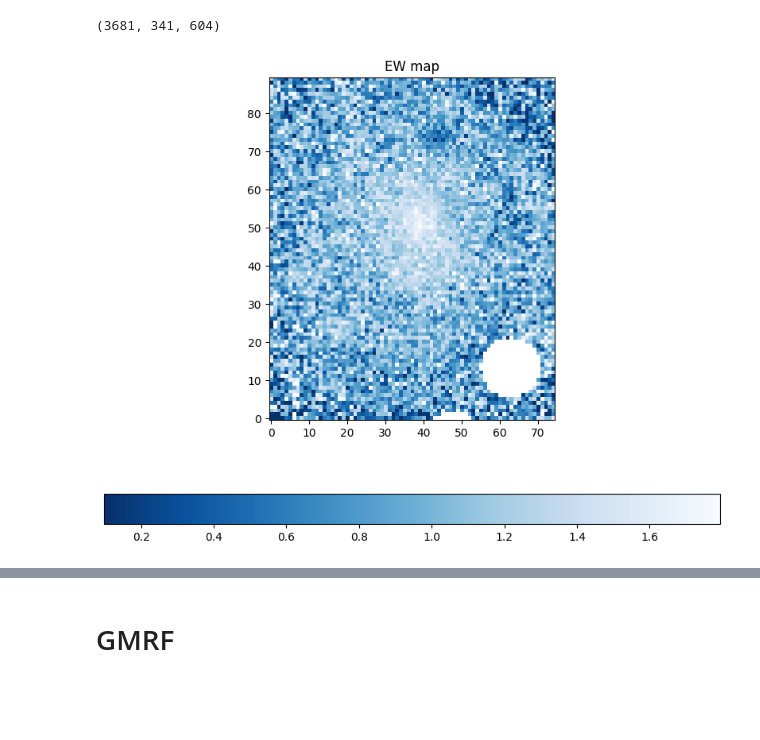
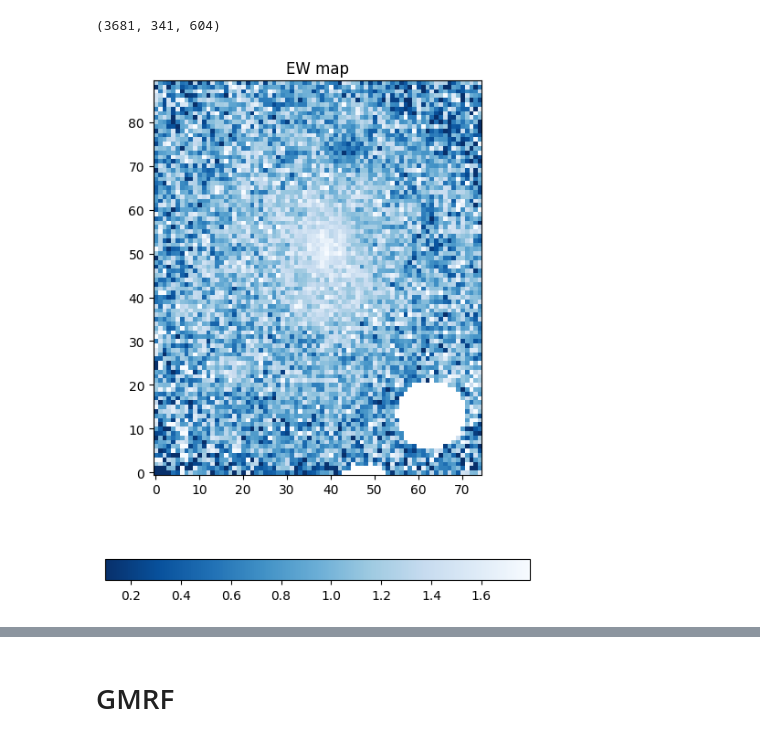
Before and after one commit to rita-png/extinction-ifs, a Jupyter notebook: host-galaxy/GPimage.ipynb, the cells around one changed output, grey strips where cells are left out. Drawn from its saved outputs; the diff is of its cells as text; code cells hidden in the pictures; blank space fills up the shorter version.

```diff
--- a/host-galaxy/GPimage.ipynb
+++ b/host-galaxy/GPimage.ipynb
@@ -42,23 +42,28 @@ wave = np.array(CRVAL + CDELT * (np.arange(NAXIS) - CRPIX))
 # %%
 ## dimensions
 nw,ny,nx = cube.shape
 
 ## For now use the average cube as input image
 #avg = np.mean(cube,axis=0)
 
 ## Use ew-map as input image
 ew_map = np.load("ew_map.npy")
+ew_err_map = np.load("ew_map_err.npy")
+halpha_map = np.load("halpha_map.npy")
+halpha_err = np.load("halpha_err.npy")
 Av_map = np.load("Av_map.npy")
-
+Av_err_map = np.load("Av_err_map.npy")
+cropped_mask = np.load("cropped_mask.npy")
 
 ## Plot the ew_map
 vmin, vmax = np.nanpercentile(ew_map, [2, 98])
 ew_map_clipped = np.clip(ew_map, vmin, vmax)
 lo, up = np.nanpercentile(ew_map, 2), np.nanpercentile(ew_map, 98)
 plt.figure(figsize=(10, 8))
 plt.imshow(ew_map_clipped, cmap='Blues_r', origin='lower', clim=(lo, up))
-plt.colorbar(orientation="horizontal")
+plt.colorbar(orientation="horizontal", shrink=0.6)
 plt.title("EW map")
+plt.savefig("EW_map.pdf", bbox_inches='tight')
 plt.show()
 # %% [output]
-[figure, old version]
+[figure, new version]
```
Also changed, not shown: parts of 26 cells of this notebook.
